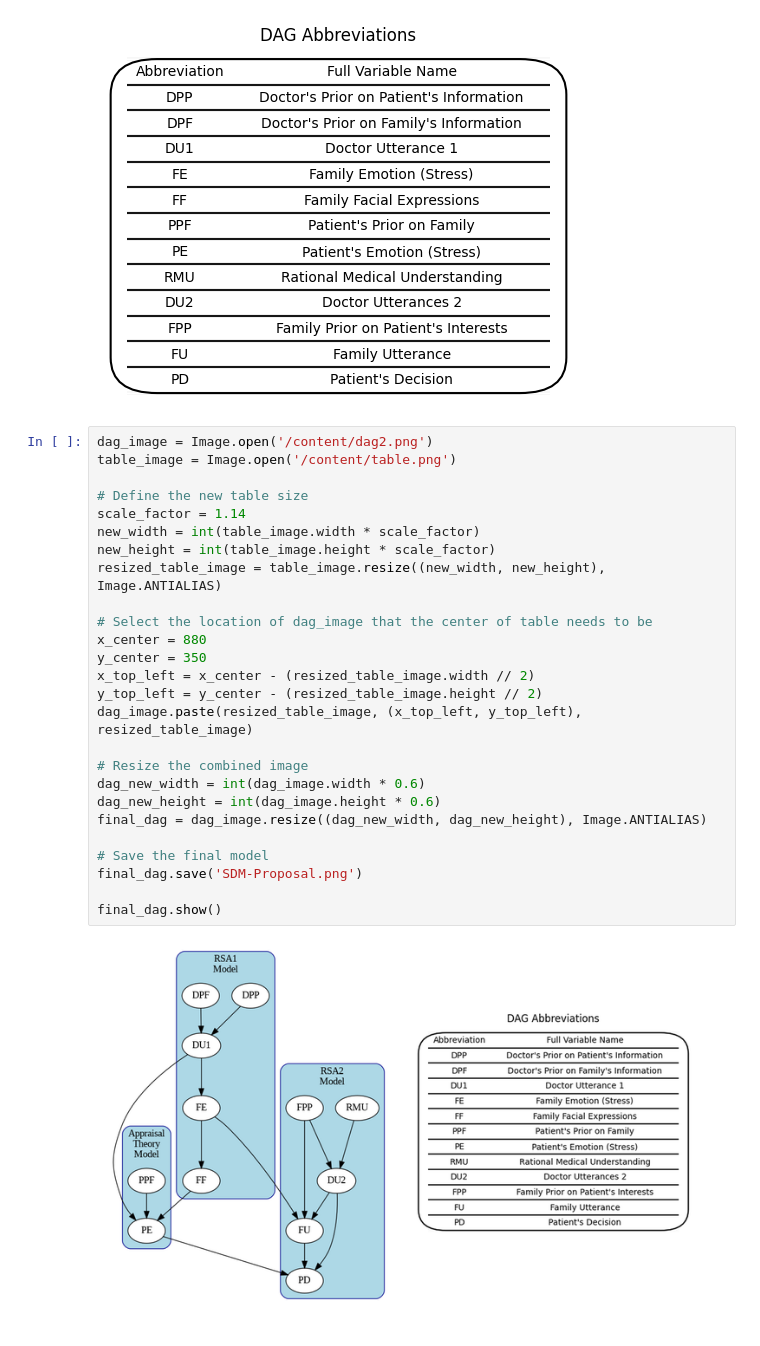
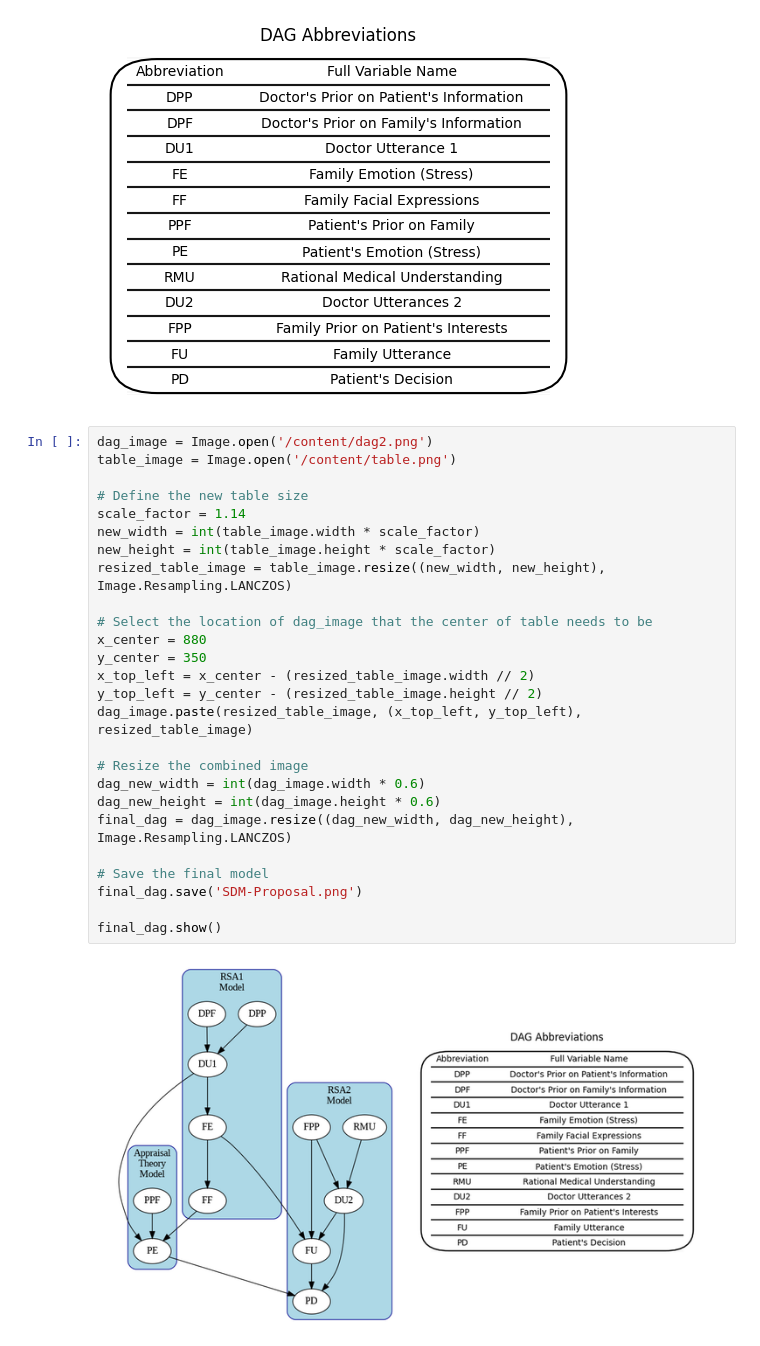
Before and after one commit to abtinmU/RSA-SDM, a Jupyter notebook: SDM_DAG.ipynb, the cells around one changed output. Cells and saved outputs as stored; diff of their text form.

```diff
--- a/SDM_DAG.ipynb
+++ b/SDM_DAG.ipynb
@@ -149,28 +149,28 @@ plt.show()
 # %%
 dag_image = Image.open('/content/dag2.png')
 table_image = Image.open('/content/table.png')
 
 # Define the new table size
 scale_factor = 1.14
 new_width = int(table_image.width * scale_factor)
 new_height = int(table_image.height * scale_factor)
-resized_table_image = table_image.resize((new_width, new_height), Image.ANTIALIAS)
+resized_table_image = table_image.resize((new_width, new_height), Image.Resampling.LANCZOS)
 
 # Select the location of dag_image that the center of table needs to be
 x_center = 880
 y_center = 350
 x_top_left = x_center - (resized_table_image.width // 2)
 y_top_left = y_center - (resized_table_image.height // 2)
 dag_image.paste(resized_table_image, (x_top_left, y_top_left), resized_table_image)
 
 # Resize the combined image
 dag_new_width = int(dag_image.width * 0.6)
 dag_new_height = int(dag_image.height * 0.6)
-final_dag = dag_image.resize((dag_new_width, dag_new_height), Image.ANTIALIAS)
+final_dag = dag_image.resize((dag_new_width, dag_new_height), Image.Resampling.LANCZOS)
 
 # Save the final model
 final_dag.save('SDM-Proposal.png')
 
 final_dag.show()
 # %% [output]
-[figure, old version]
+[figure, new version]
```
Also changed, not shown: parts of 1 cell of this notebook, 1 other file.
